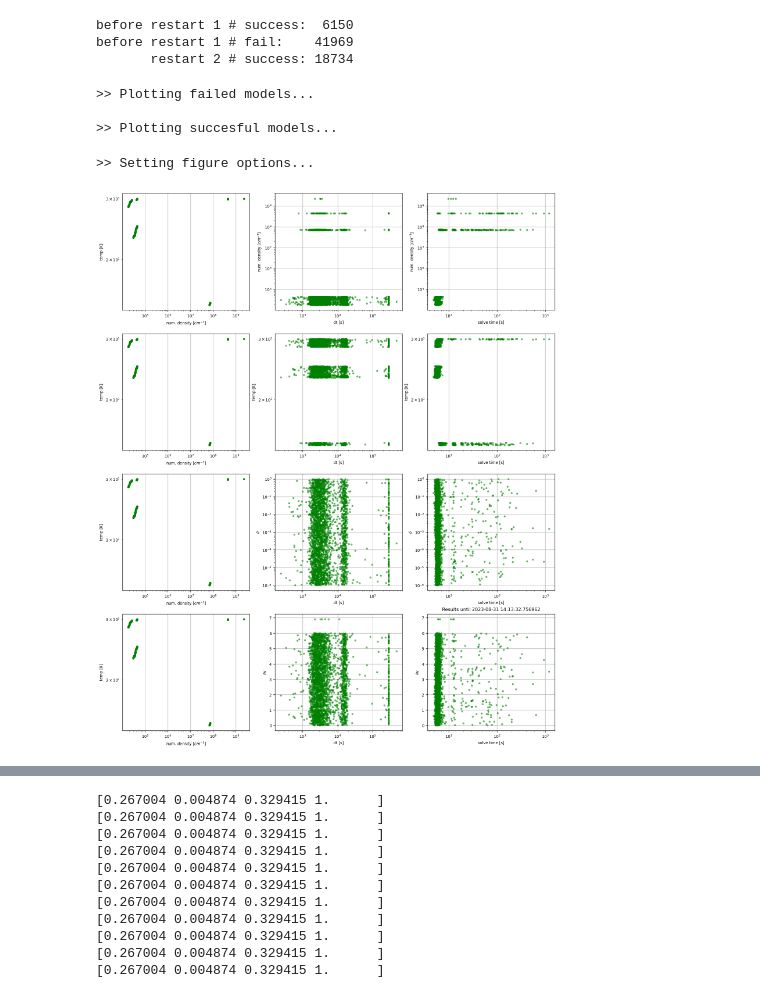
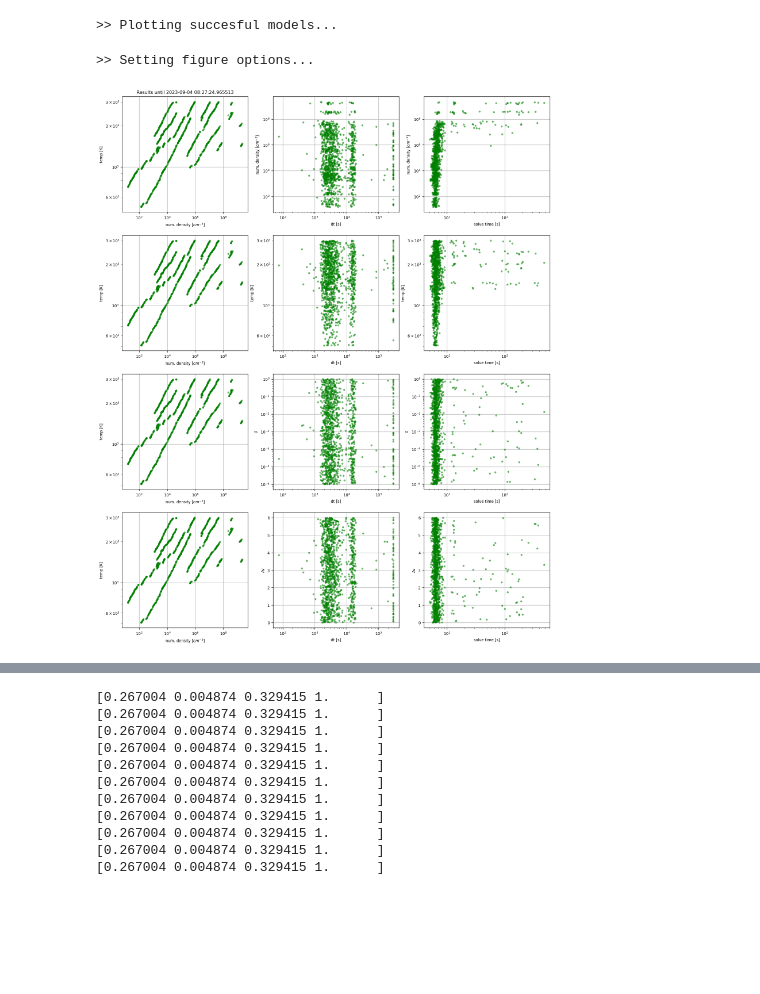
Before and after one commit to silkemaes/ChemPy, a Jupyter notebook: explore.ipynb, the cells around one changed output, grey strips where cells are left out. Cells and saved outputs as stored; diff of their text form; code cells hidden in the pictures; blank space fills up the shorter version.

```diff
--- a/explore.ipynb
+++ b/explore.ipynb
@@ -60,11 +35,0 @@ print(abs.shape)
-# %%
-count = 0
-negs = []
-for i in tqdm(range(51537,len(success))):
-    abs  = np.load(outpath+'success/'+success[i]+'/abundances.npy')
-    if min(abs.T[0]) < 0:
-        count +=1
-        negs.append([min(abs.T[0]) ])
-        # print(abs.T[0])
-
-print(count/(len(success)-51537)*100)
@@ -99,21 +36,7 @@ negs
-# %%
-for i, dir in enumerate(success):
-    if dir == '2023-08-28 14:18:09.017178':
-        el = i
-    # else:
-    #     el = 'Not found'
-
-print('before restart 1 # success: ', el)
-print('before restart 1 # fail:   ', 41969)
-print('       restart 2 # success:', 18734)
-# %% [output]
-before restart 1 # success:  6150
-before restart 1 # fail:    41969
-       restart 2 # success: 18734
 # %%
 fig, ax = plt.subplots(4,3, figsize=(16, 20))
 
-plt.title('Results until '+str(name))
+ax[0,0].set_title('Results until '+str(name))
 
 m_fail = '.'
 c_fail = 'firebrick'
@@ -154,7 +77,7 @@ m_suc = '.'
 c_suc = 'green'
 
 print("\n>> Plotting succesful models...")
-for i in tqdm(range(len(success))):
+for i in tqdm(range(0,len(success),100)):
 # for i in tqdm(range(36341, len(success))):
     input  = np.load(outpath+'new/'+success[i]+'/input.npy')
     tictoc = np.load(outpath+'new/'+success[i]+'/tictoc.npy')
@@ -196,33 +119,31 @@ for i in tqdm(range(len(ax))):
 ax[3,1].set_yscale('linear')
 ax[3,2].set_yscale('linear')
 
 for i in tqdm(range(4)):
     ax[i,0].set_xlabel('num. density [$cm^{-3}$]')
     ax[i,0].set_ylabel('temp [K]')
     ax[i,1].set_xlabel('dt [s]')
     ax[i,2].set_xlabel('solve time [s]')
 
 
 ## density
 ax[0,1].set_ylabel('num. density [$cm^{-3}$]')
 ax[0,2].set_ylabel('num. density [$cm^{-3}$]')
 
 ## temperature
 ax[1,1].set_ylabel('temp [K]')
 ax[1,2].set_ylabel('temp [K]')
 
 ## delta
 ax[2,1].set_ylabel('$\\delta$')
 ax[2,2].set_ylabel('$\\delta$')
 
 ## Av
 ax[3,1].set_ylabel('Av')
 ax[3,2].set_ylabel('Av')
 
 plt.show()
 # %% [output]
->> Plotting failed models...
-
 >> Plotting succesful models...
 >> Setting figure options...
-[figure, old version]
+[figure, new version]
```
Also changed, not shown: parts of 10 cells of this notebook, 1 other file.
